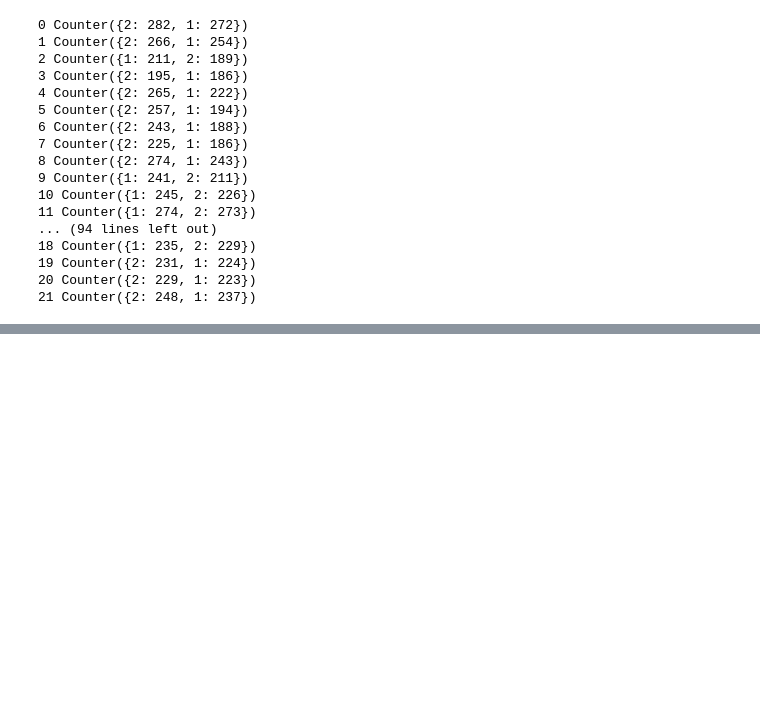
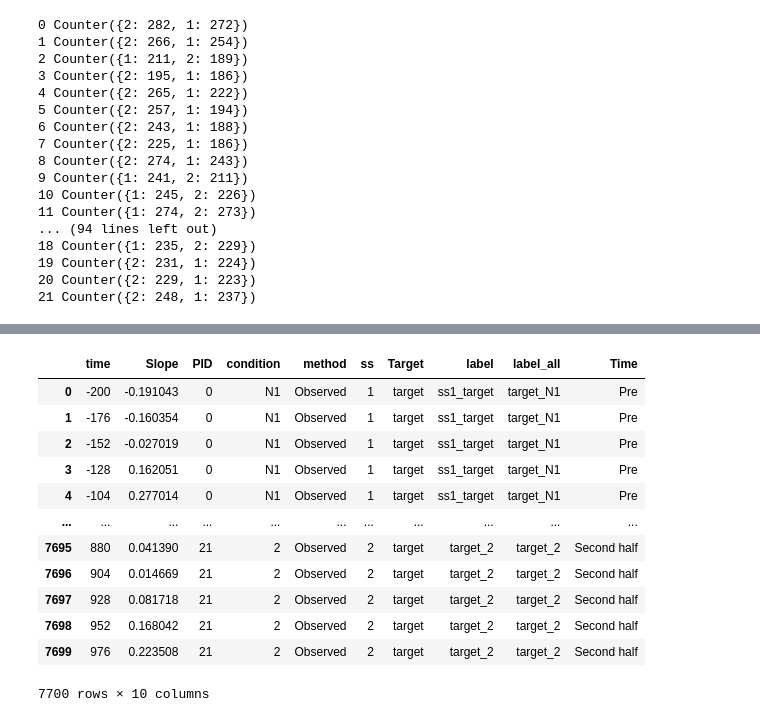
Before and after one commit to WilliamThyer/Dissociating-Spatial-and-Item-Based-Attention, a Jupyter notebook: Cannonball/analysis/IEM copy.ipynb, the cells around one changed output, grey strips where cells are left out. Saved outputs shown, nothing was run; the diff lists cells and outputs as text; code cells hidden in the pictures; blank space fills up the shorter version.

```diff
--- a/Cannonball/analysis/IEM copy.ipynb
+++ b/Cannonball/analysis/IEM copy.ipynb
@@ -709,0 +721,16 @@ plt.show()
+# %%
+x_all
+# %% [output]
+|  | time | Slope | PID | condition | method | ss | Target | label | label_all | Time |
+| 0 | -200 | -0.191043 | 0 | N1 | Observed | 1 | target | ss1_target | target_N1 | Pre |
+| 1 | -176 | -0.160354 | 0 | N1 | Observed | 1 | target | ss1_target | target_N1 | Pre |
+| 2 | -152 | -0.027019 | 0 | N1 | Observed | 1 | target | ss1_target | target_N1 | Pre |
+| 3 | -128 | 0.162051 | 0 | N1 | Observed | 1 | target | ss1_target | target_N1 | Pre |
+| 4 | -104 | 0.277014 | 0 | N1 | Observed | 1 | target | ss1_target | target_N1 | Pre |
+| ... | ... | ... | ... | ... | ... | ... | ... | ... | ... | ... |
+| 7695 | 880 | 0.041390 | 21 | 2 | Observed | 2 | target | target_2 | target_2 | Second half |
+| 7696 | 904 | 0.014669 | 21 | 2 | Observed | 2 | target | target_2 | target_2 | Second half |
+| 7697 | 928 | 0.081718 | 21 | 2 | Observed | 2 | target | target_2 | target_2 | Second half |
+| 7698 | 952 | 0.168042 | 21 | 2 | Observed | 2 | target | target_2 | target_2 | Second half |
+| 7699 | 976 | 0.223508 | 21 | 2 | Observed | 2 | target | target_2 | target_2 | Second half |
+7700 rows × 10 columns
```
Also changed, not shown: parts of 15 cells of this notebook, 12 other files.
